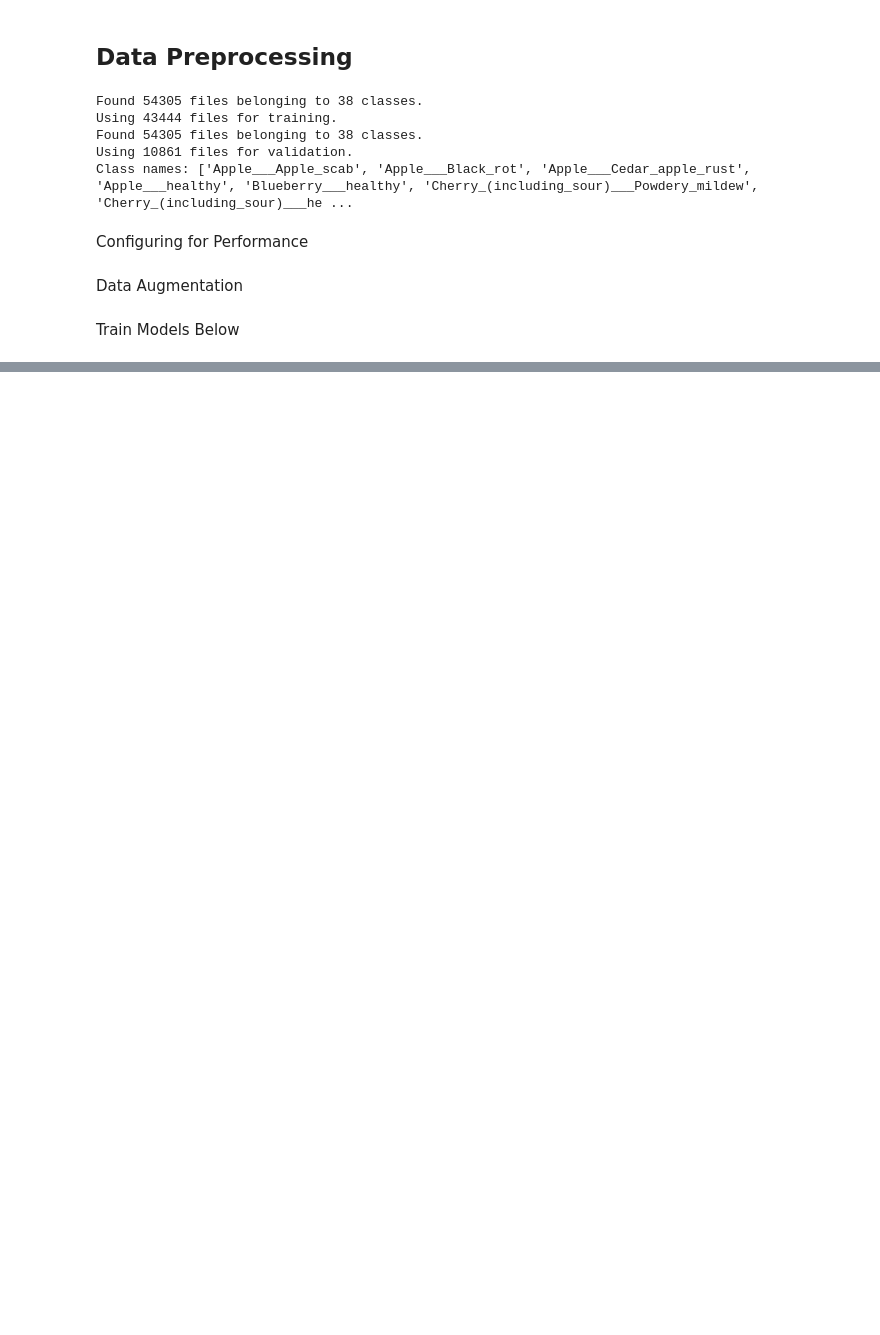
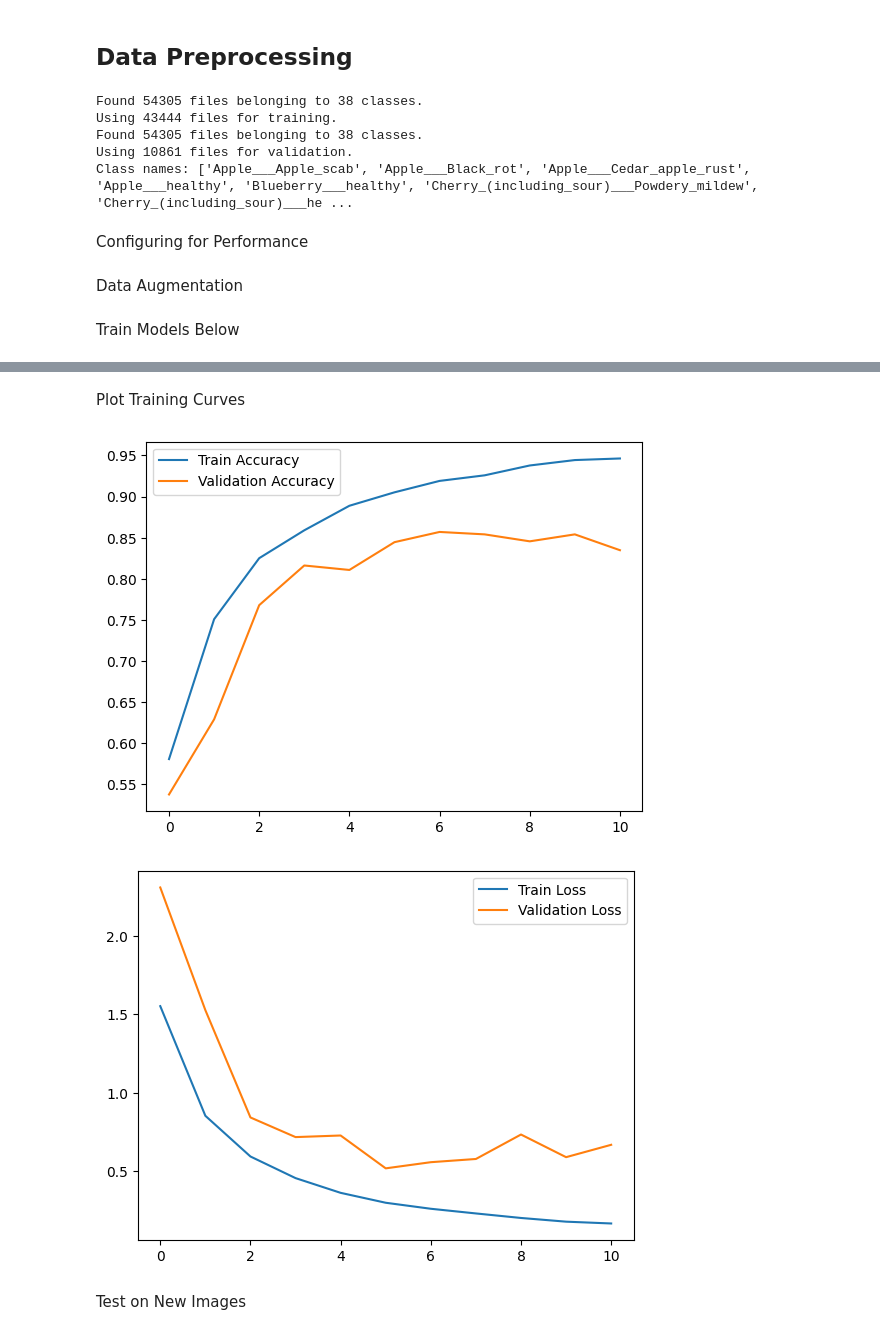
Before and after one commit to Dushxn/Deep-Learning-Project, a Jupyter notebook: Dl_PlantVillage.ipynb, the cells around one changed output, grey strips where cells are left out. Saved outputs shown, nothing was run; the diff lists cells and outputs as text; code cells hidden in the pictures; blank space fills up the shorter version.

Commit message:
Added Codes to Train the model

```diff
--- a/Dl_PlantVillage.ipynb
+++ b/Dl_PlantVillage.ipynb
@@ -161,0 +242,6 @@ Train Models Below
+# %%
+model.compile(
+    optimizer=keras.optimizers.Adam(learning_rate=0.0001),  # small LR for stable learning
+    loss='sparse_categorical_crossentropy',
+    metrics=['accuracy']
+)
@@ -161,0 +250,5 @@ Train Models Below
+# %%
+callbacks = [
+    keras.callbacks.EarlyStopping(patience=5, restore_best_weights=True),
+    keras.callbacks.ModelCheckpoint("best_deepcnn.h5", save_best_only=True)
+]
@@ -161,0 +257,7 @@ Train Models Below
+# %%
+history = model.fit(
+    train_ds,
+    validation_data=val_ds,
+    epochs=30,       # you can tune this
+    callbacks=callbacks
+)
@@ -161,0 +305,19 @@ Train Models Below
+# %% [markdown]
+Plot Training Curves
+# %%
+import matplotlib.pyplot as plt
+
+plt.plot(history.history['accuracy'], label='Train Accuracy')
+plt.plot(history.history['val_accuracy'], label='Validation Accuracy')
+plt.legend()
+plt.show()
+
+plt.plot(history.history['loss'], label='Train Loss')
+plt.plot(history.history['val_loss'], label='Validation Loss')
+plt.legend()
+plt.show()
+# %% [output]
+[figure, added]
+[figure, added]
+# %% [markdown]
+Test on New Images
```
Also changed, not shown: parts of 14 cells of this notebook.
